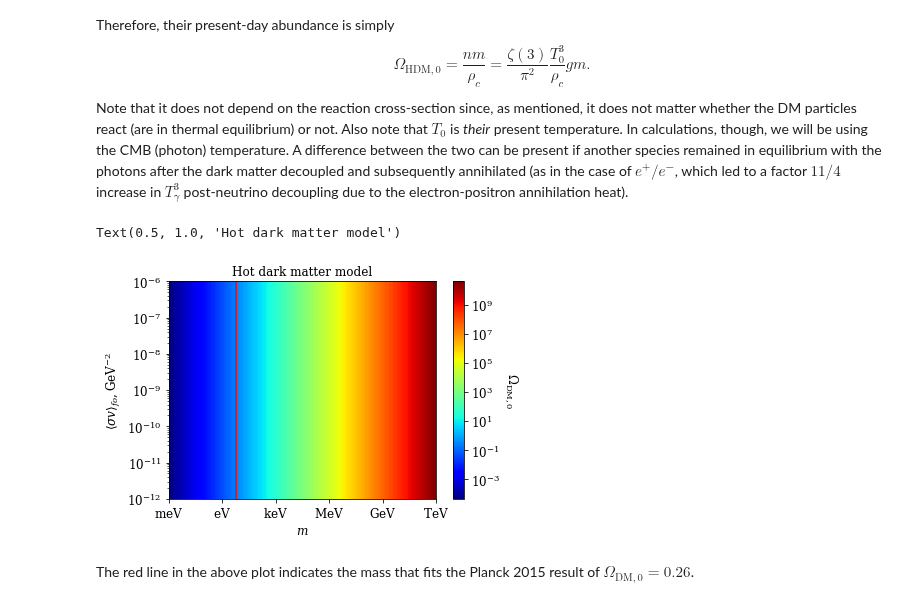
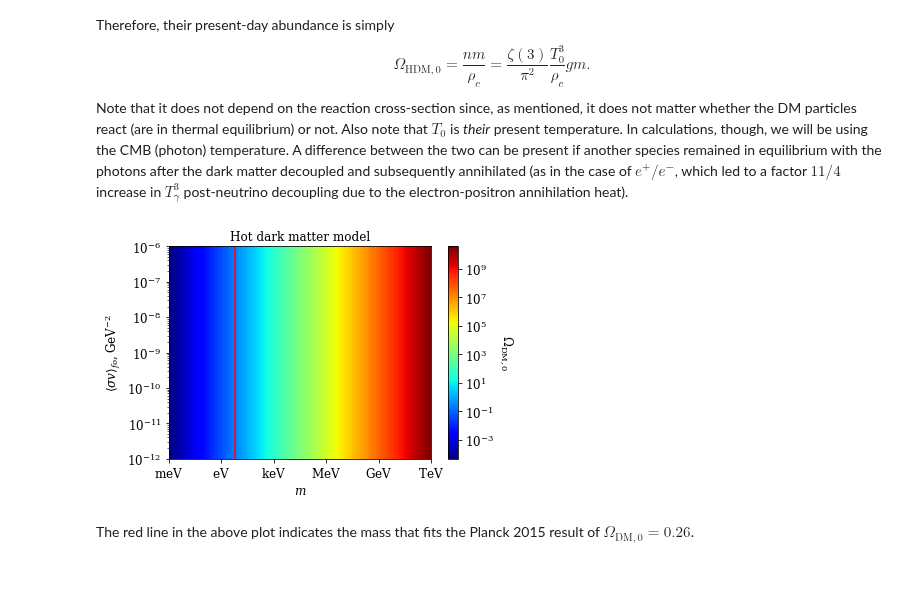
Before and after one commit to adam-coogan/gss19_sterile_nus, a Jupyter notebook: notebooks/week_1.ipynb, the cells around one changed output. Cells and saved outputs as stored; diff of their text form; code cells hidden in the pictures; blank space fills up the shorter version.

```diff
--- a/notebooks/week_1.ipynb
+++ b/notebooks/week_1.ipynb
@@ -63,12 +63,12 @@ Note that it does not depend on the reaction cross-section since, as mentioned,
 # %%
 Ohdm0 = ((zeta(3)/np.pi**2) * (T0**3 / rho0) * g * m).to('').value
 fig, ax, cax = plot(np.broadcast_to(Ohdm0, np.broadcast(m[None, :], sigma[:, None]).shape))
 ax.vlines((cosmo.Odm0 * (np.pi**2 / zeta(3)) * (rho0 / T0**3) / g).to('GeV').value,
           np.power(10, sigma_edges[0]), np.power(10, sigma_edges[-1]), colors='r')
 ax.set_title('Hot dark matter model')
+fig.tight_layout()
 # %% [output]
-Text(0.5, 1.0, 'Hot dark matter model')
-[figure, old version]
+[figure, new version]
 # %% [markdown]
 The red line in the above plot indicates the mass that fits the Planck 2015 result of $\Omega_{\textrm{DM}, 0} = 0.26$.
 # %% [markdown]
```
Also changed, not shown: parts of 7 cells of this notebook.
